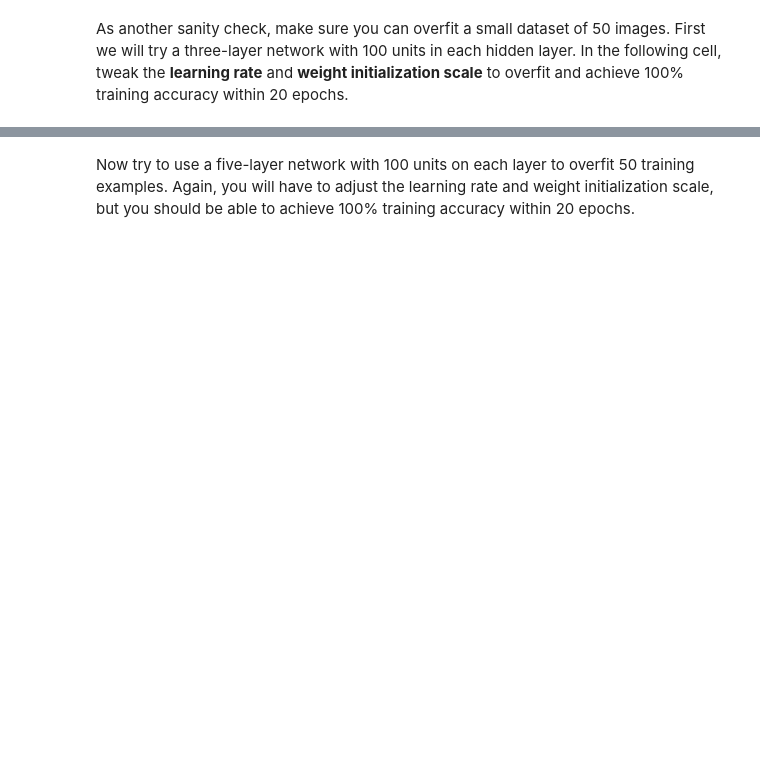
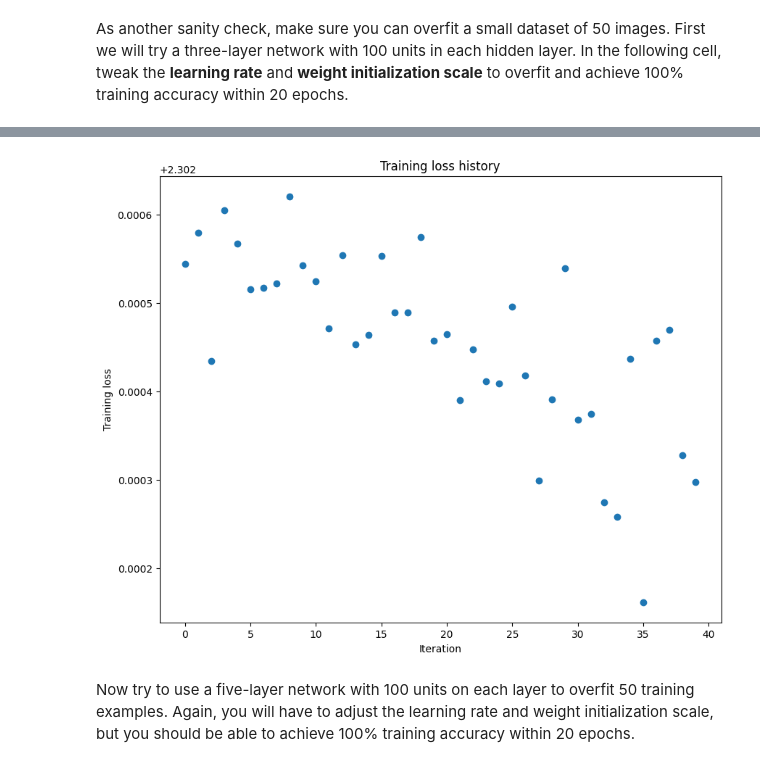
Before and after one commit to AlonBarak-dev/CV_cs231n, a Jupyter notebook: assignment2/FullyConnectedNets.ipynb, the cells around one changed output, grey strips where cells are left out. Cells and saved outputs as stored; diff of their text form; code cells hidden in the pictures; blank space fills up the shorter version.

```diff
--- a/assignment2/FullyConnectedNets.ipynb
+++ b/assignment2/FullyConnectedNets.ipynb
@@ -453,22 +472,41 @@ small_data = {
 }
 
 ##### TODO: find the best lr and wight scale ##########
-weight_scale = 1e-2   # Experiment with this!
-learning_rate = 1e-5  # Experiment with this!
+params = {}
+learning_rate = [1e-3, 3e-4]   # Experiment with this!
+weight_scale = [5e-2, 1e-3]  # Experiment with this!
 #######################################################
-model = FullyConnectedNet([100, 100],
-              weight_scale=weight_scale, dtype=np.float64)
-solver = Solver(model, small_data,
-                print_every=10, num_epochs=20, batch_size=25,
-                update_rule='sgd',
-                optim_config={
-                  'learning_rate': learning_rate,
-                }
-         )
-solver.train()
+for lr in learning_rate:
+  for ws in weight_scale:
+    model = FullyConnectedNet([100, 100],
+                  weight_scale=ws, dtype=np.float64)
+    solver = Solver(model, small_data,
+                    print_every=10, num_epochs=20, batch_size=25,
+                    update_rule='sgd',
+                    optim_config={
+                      'learning_rate': lr,
+                    }
+            )
+    solver.train()
+    final_acc = solver.train_acc_history[-1]
+
+    params["lr: "+str(lr) + " , ws: " + str(ws)] = final_acc
+
+# Find the best params:
+best_acc = 0.0
+best_params = None
+for k, v in params.items():
+  if v > best_acc:
+    best_acc = v
+    best_params = k
+
+print(params)
+print("The best parameters for the Fully Connected network are: " + best_params + " with final accuracy of: {}".format(best_acc))
+
 
 plt.plot(solver.loss_history, 'o')
 plt.title('Training loss history')
 plt.xlabel('Iteration')
 plt.ylabel('Training loss')
 plt.show()
+# %% [output]
@@ -475,3 +530,4 @@ plt.show()
+[figure, added]
 # %% [markdown]
 Now try to use a five-layer network with 100 units on each layer to overfit 50 training examples. Again, you will have to adjust the learning rate and weight initialization scale, but you should be able to achieve 100% training accuracy within 20 epochs.
 # %%
```
Also changed, not shown: parts of 9 cells of this notebook, 45 other files.
